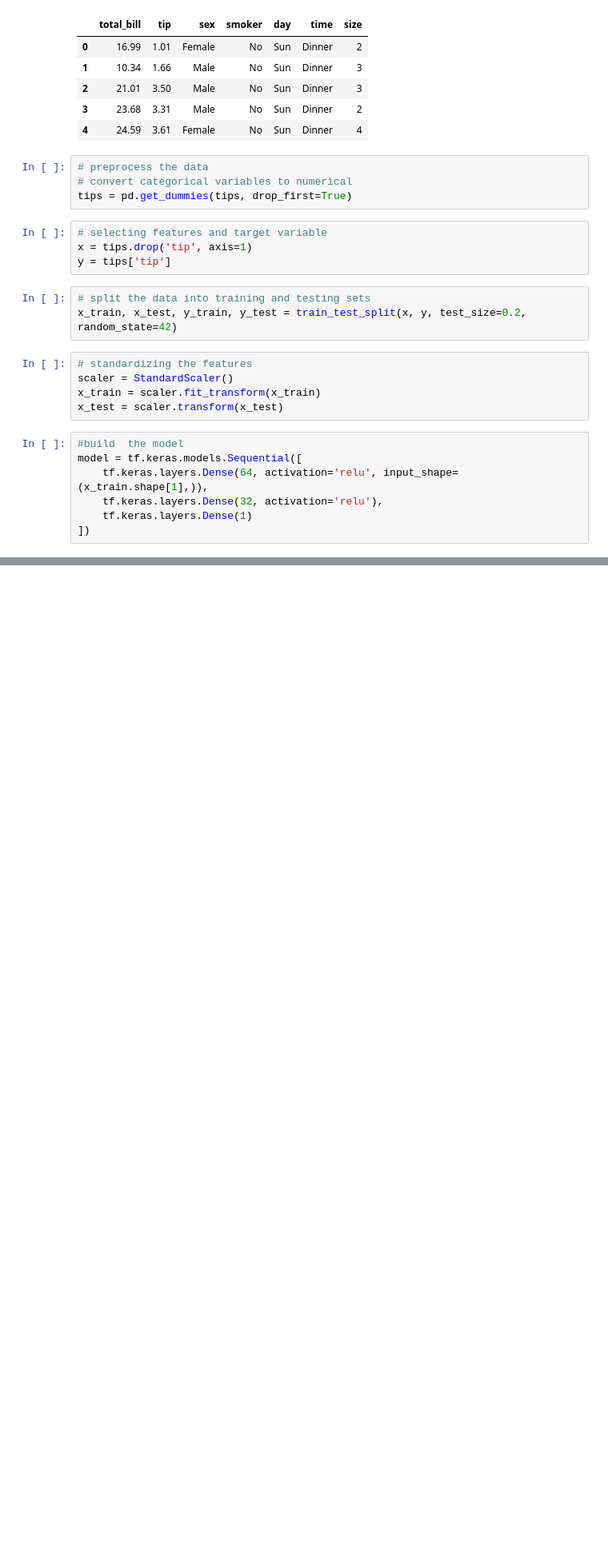
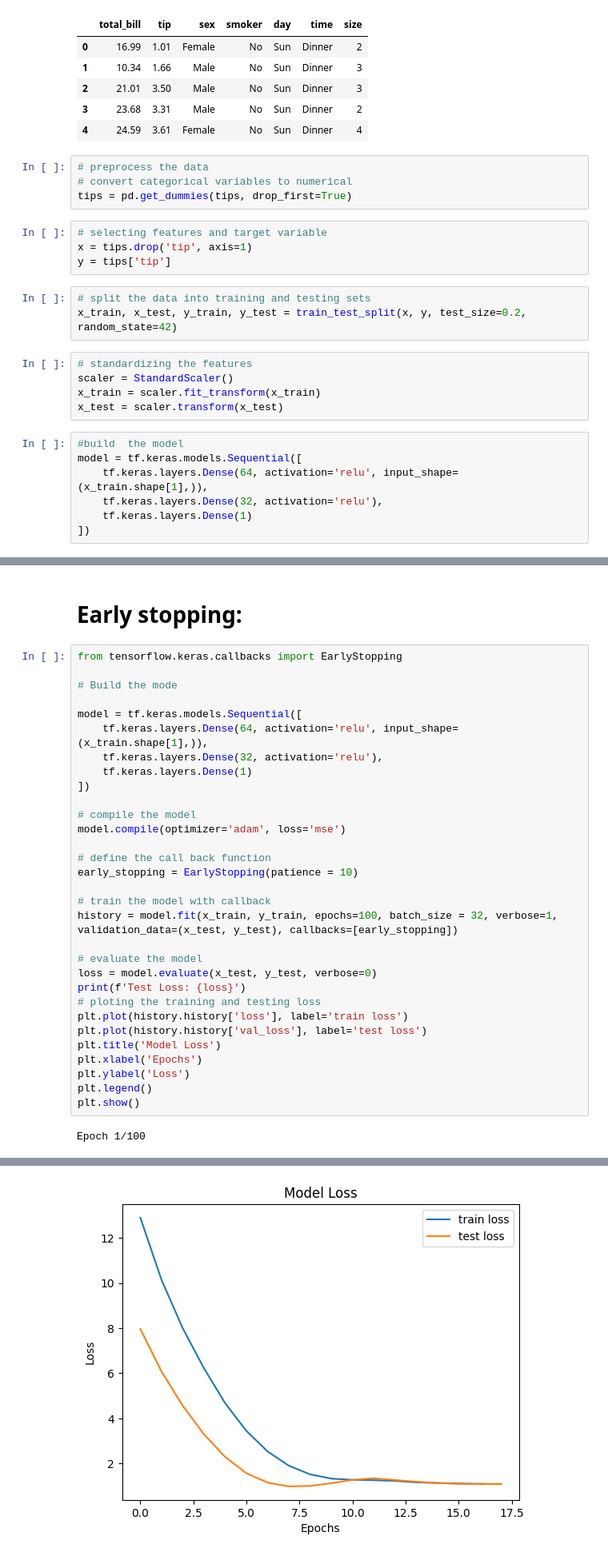
Before and after one commit to iamhafizmadnan/machine_learning, a Jupyter notebook: Deep_Learning/02_MLP.ipynb, the cells around one changed output, grey strips where cells are left out. Shown at 80% size. Saved outputs shown, nothing was run; the diff lists cells and outputs as text; blank space fills up the shorter version.

```diff
--- a/Deep_Learning/02_MLP.ipynb
+++ b/Deep_Learning/02_MLP.ipynb
@@ -85,0 +87,35 @@ Test Loss: 1.2312333583831787
+# %% [markdown]
+# Early stopping:
+# %%
+from tensorflow.keras.callbacks import EarlyStopping
+
+# Build the mode
+
+model = tf.keras.models.Sequential([
+    tf.keras.layers.Dense(64, activation='relu', input_shape=(x_train.shape[1],)),
+    tf.keras.layers.Dense(32, activation='relu'),
+    tf.keras.layers.Dense(1)
+])
+
+# compile the model
+model.compile(optimizer='adam', loss='mse')
+
+# define the call back function
+early_stopping = EarlyStopping(patience = 10)
+
+# train the model with callback
+history = model.fit(x_train, y_train, epochs=100, batch_size = 32, verbose=1, validation_data=(x_test, y_test), callbacks=[early_stopping])
+
+# evaluate the model
+loss = model.evaluate(x_test, y_test, verbose=0)
+print(f'Test Loss: {loss}')
+# ploting the training and testing loss
+plt.plot(history.history['loss'], label='train loss')
+plt.plot(history.history['val_loss'], label='test loss')
+plt.title('Model Loss')
+plt.xlabel('Epochs')
+plt.ylabel('Loss')
+plt.legend()
+plt.show()
+# %% [output]
+Epoch 1/100
@@ -85,0 +139 @@ Test Loss: 1.2312333583831787
+[figure, added]
```
Also changed, not shown: parts of 2 cells of this notebook.
